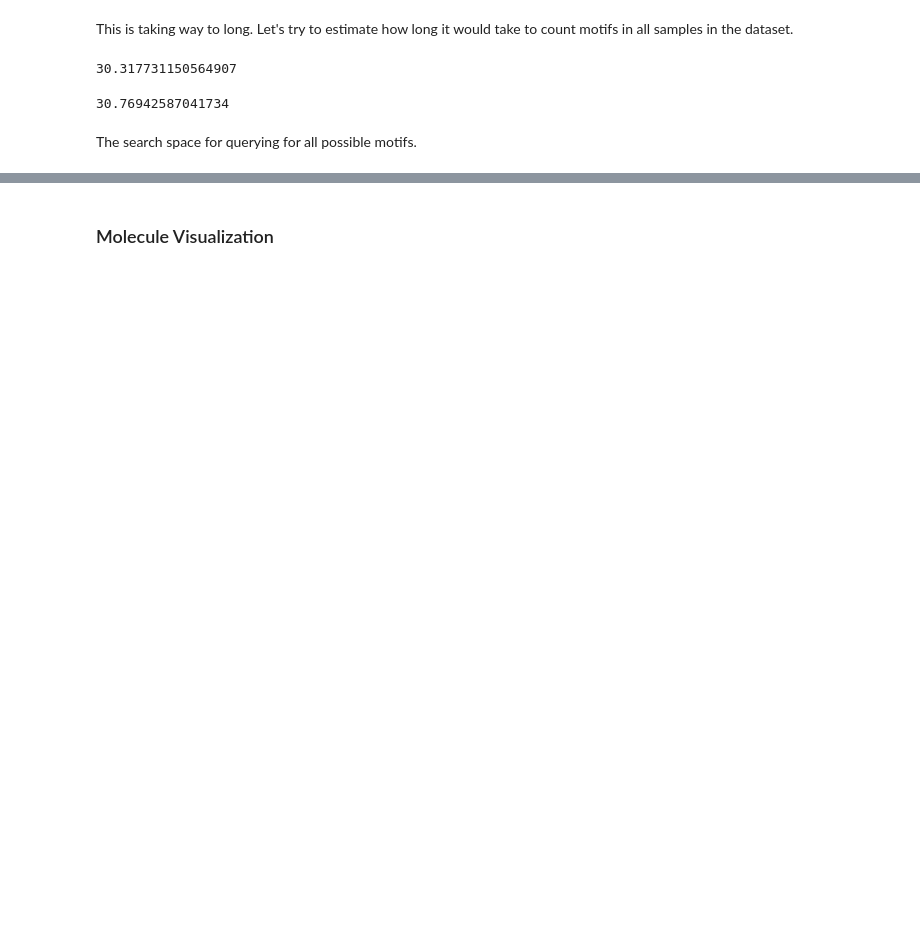
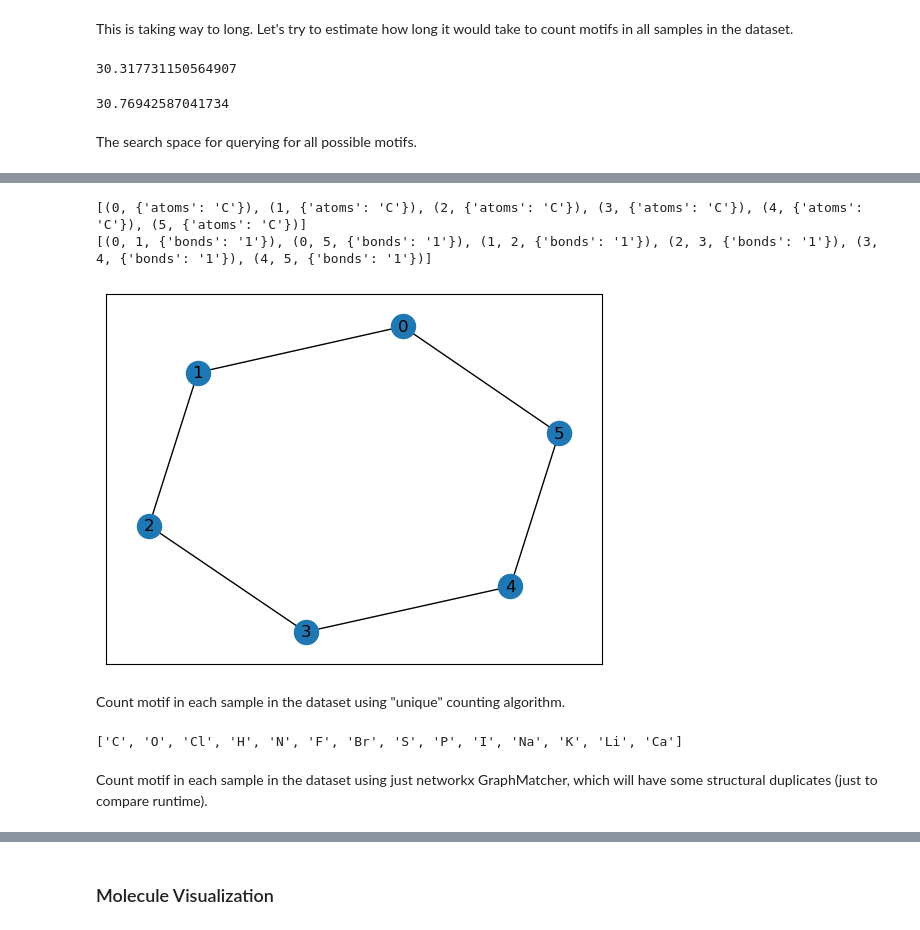
Before and after one commit to vladnotandrei/vip-interpretable-graph-classification, a Jupyter notebook: experiments/query_engineering.ipynb, the cells around one changed output, grey strips where cells are left out. Drawn from its saved outputs; the diff is of its cells as text; code cells hidden in the pictures; blank space fills up the shorter version.

```diff
--- a/experiments/query_engineering.ipynb
+++ b/experiments/query_engineering.ipynb
@@ -205,0 +231,22 @@ print(f'{val:,d}')
+# %%
+# C6 ring
+edgelist = [(0, 1), (1, 2), (2, 3), (3, 4), (4, 5), (5, 0)]
+C6 = nx.Graph(edgelist)
+
+for i in range(6):
+    C6.nodes[i]['atoms'] = 'C'
+    C6.edges[i, (i+1) % 6]['bonds'] = '1'
+
+print(C6.nodes.data())
+print(C6.edges.data())
+nx.draw_networkx(C6, with_labels=True)
+# %% [output]
+[(0, {'atoms': 'C'}), (1, {'atoms': 'C'}), (2, {'atoms': 'C'}), (3, {'atoms': 'C'}), (4, {'atoms': 'C'}), (5, {'atoms': 'C'})]
+[(0, 1, {'bonds': '1'}), (0, 5, {'bonds': '1'}), (1, 2, {'bonds': '1'}), (2, 3, {'bonds': '1'}), (3, 4, {'bonds': '1'}), (4, 5, {'bonds': '1'})]
+[figure, added]
+# %% [markdown]
+Count motif in each sample in the dataset using "unique" counting algorithm.
+# %%
+list(get_node_feature_label_mapping().values())
+# %% [output]
+['C', 'O', 'Cl', 'H', 'N', 'F', 'Br', 'S', 'P', 'I', 'Na', 'K', 'Li', 'Ca']
@@ -205,0 +265,2 @@ print(f'{val:,d}')
+# %% [markdown]
+Count motif in each sample in the dataset using just networkx GraphMatcher, which will have some structural duplicates (just to compare runtime).
```
Also changed, not shown: parts of 30 cells of this notebook.
